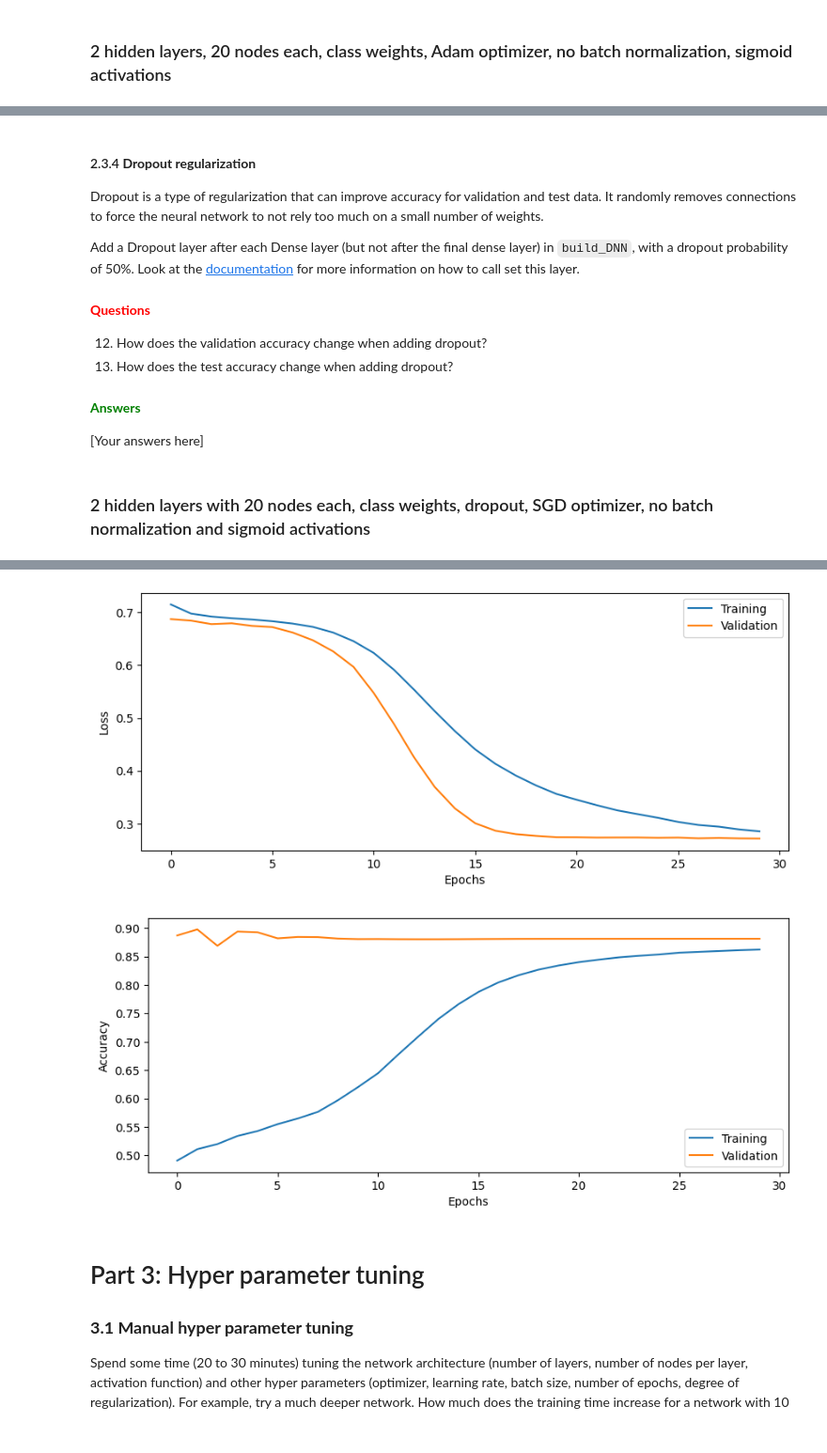
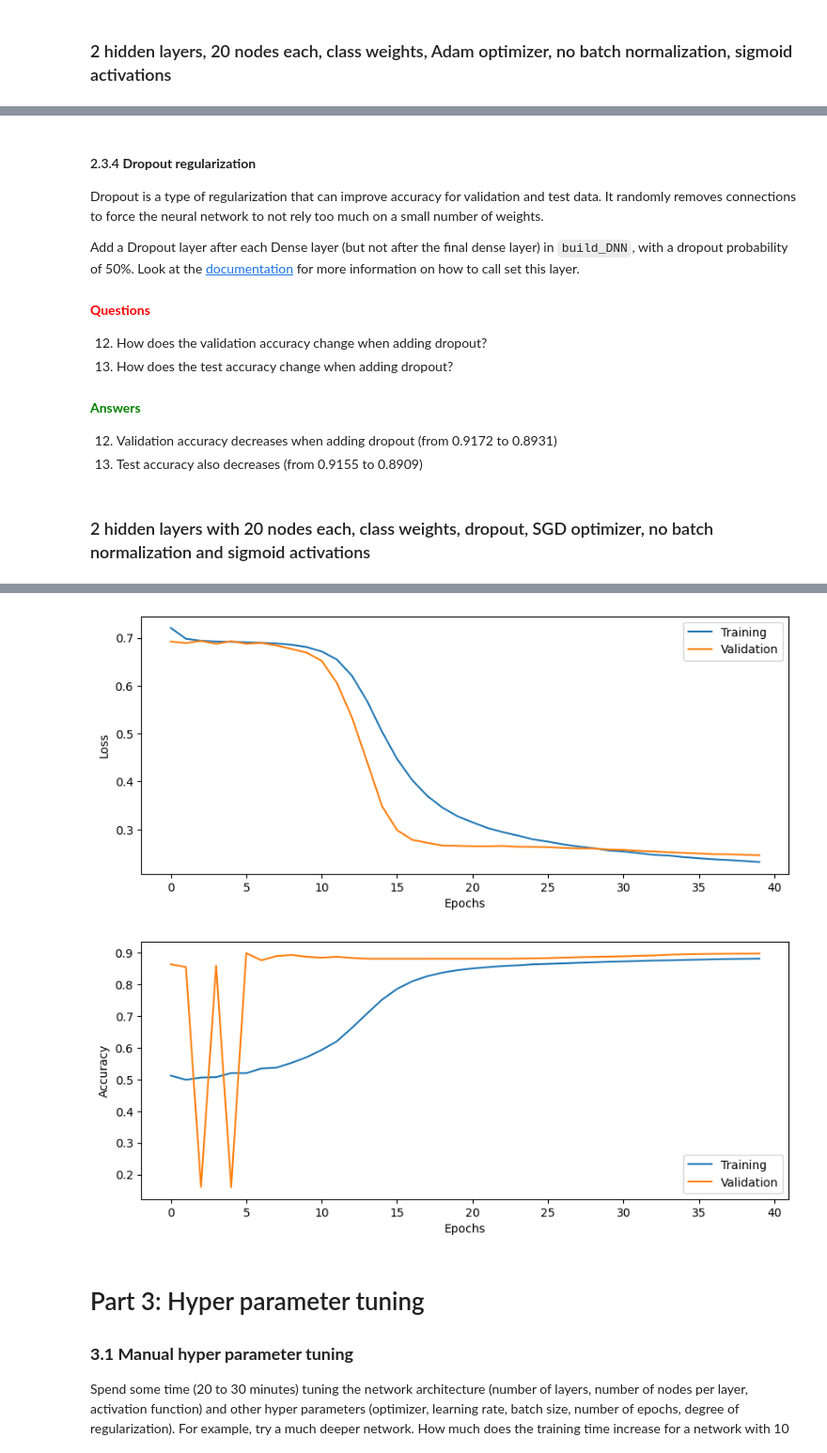
Before and after one commit to lyuuuuY/Deep-learning, a Jupyter notebook: DNN/DNN_Lab.ipynb, the cells around one changed output, grey strips where cells are left out. Shown at 94% size. Cells and saved outputs as stored; diff of their text form; code cells hidden in the pictures.

Commit message:
add part of the answer

```diff
--- a/DNN/DNN_Lab.ipynb
+++ b/DNN/DNN_Lab.ipynb
@@ -694,7 +707,8 @@ Add a Dropout layer after each Dense layer (but not after the final dense layer)
 13. How does the test accuracy change when adding dropout?
 
 #### **<span style="color:green">Answers</span>**
-[Your answers here]
+12. Validation accuracy decreases when adding dropout (from 0.9172 to 0.8931)
+13. Test accuracy also decreases (from 0.9155 to 0.8909)
 # %% [markdown]
 ### 2 hidden layers with 20 nodes each, class weights, dropout, SGD optimizer, no batch normalization and sigmoid activations
 # %%
@@ -716,8 +730,8 @@ config9 = {
 }
 
 training_config9 = {
-    "batch_size": 10000,
-    "epochs": 30,
+    "batch_size": 5000,
+    "epochs": 40,
     "Xtrain": Xtrain,
     "Ytrain": Ytrain,
     "Xval": Xval,
@@ -761,5 +775,5 @@ Test accuracy: 0.8798
-[figure, old version]
+[figure, new version]
-[figure, old version]
+[figure, new version]
 # %% [markdown]
 # Part 3:  Hyper parameter tuning
 
```
Also changed, not shown: parts of 30 cells of this notebook.
